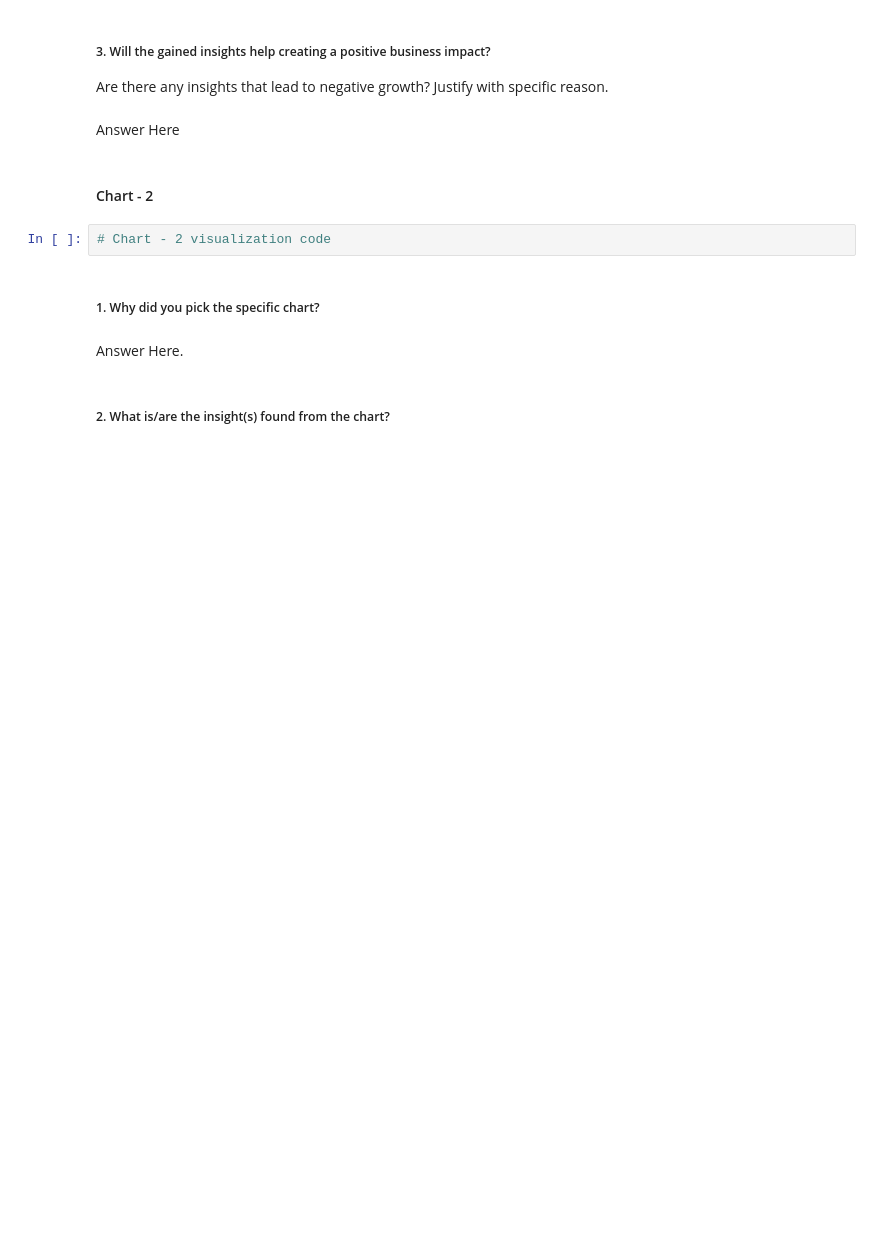
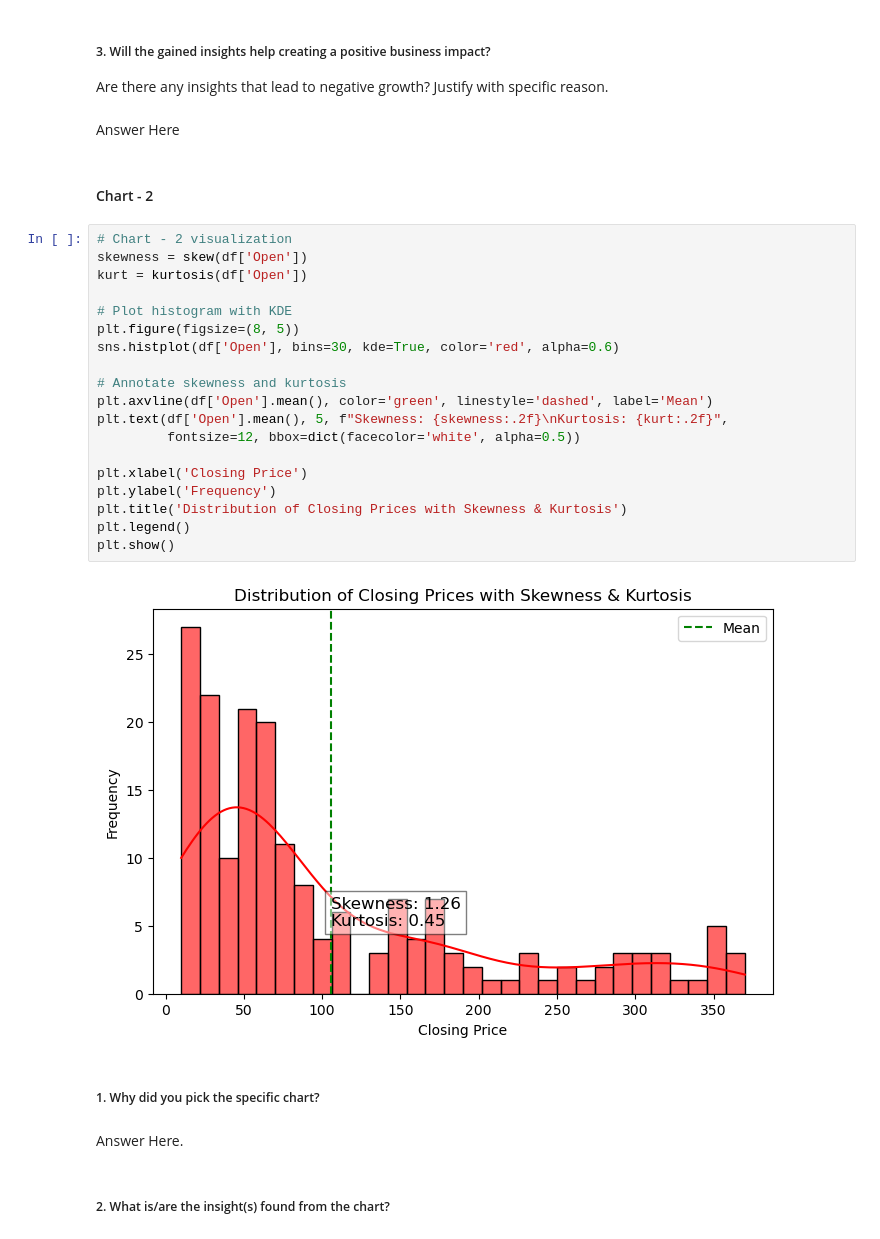
Before and after one commit to apurbaaaa/YesBank, a Jupyter notebook: YES Bank /Sample_ML_Submission_Template.ipynb, the cells around one changed output. Saved outputs shown, nothing was run; the diff lists cells and outputs as text; blank space fills up the shorter version.

```diff
--- a/YES Bank /Sample_ML_Submission_Template.ipynb
+++ b/YES Bank /Sample_ML_Submission_Template.ipynb
@@ -242,8 +275,27 @@ Are there any insights that lead to negative growth? Justify with specific reaso
 Answer Here
 # %% [markdown]
 #### Chart - 2
-# %%
-# Chart - 2 visualization code
+# %%
+# Chart - 2 visualization
+skewness = skew(df['Open'])
+kurt = kurtosis(df['Open'])
+
+# Plot histogram with KDE
+plt.figure(figsize=(8, 5))
+sns.histplot(df['Open'], bins=30, kde=True, color='red', alpha=0.6)
+
+# Annotate skewness and kurtosis
+plt.axvline(df['Open'].mean(), color='green', linestyle='dashed', label='Mean')
+plt.text(df['Open'].mean(), 5, f"Skewness: {skewness:.2f}\nKurtosis: {kurt:.2f}",
+         fontsize=12, bbox=dict(facecolor='white', alpha=0.5))
+
+plt.xlabel('Closing Price')
+plt.ylabel('Frequency')
+plt.title('Distribution of Closing Prices with Skewness & Kurtosis')
+plt.legend()
+plt.show()
+# %% [output]
+[figure, added]
 # %% [markdown]
 ##### 1. Why did you pick the specific chart?
 # %% [markdown]
```
Also changed, not shown: parts of 93 cells of this notebook.
